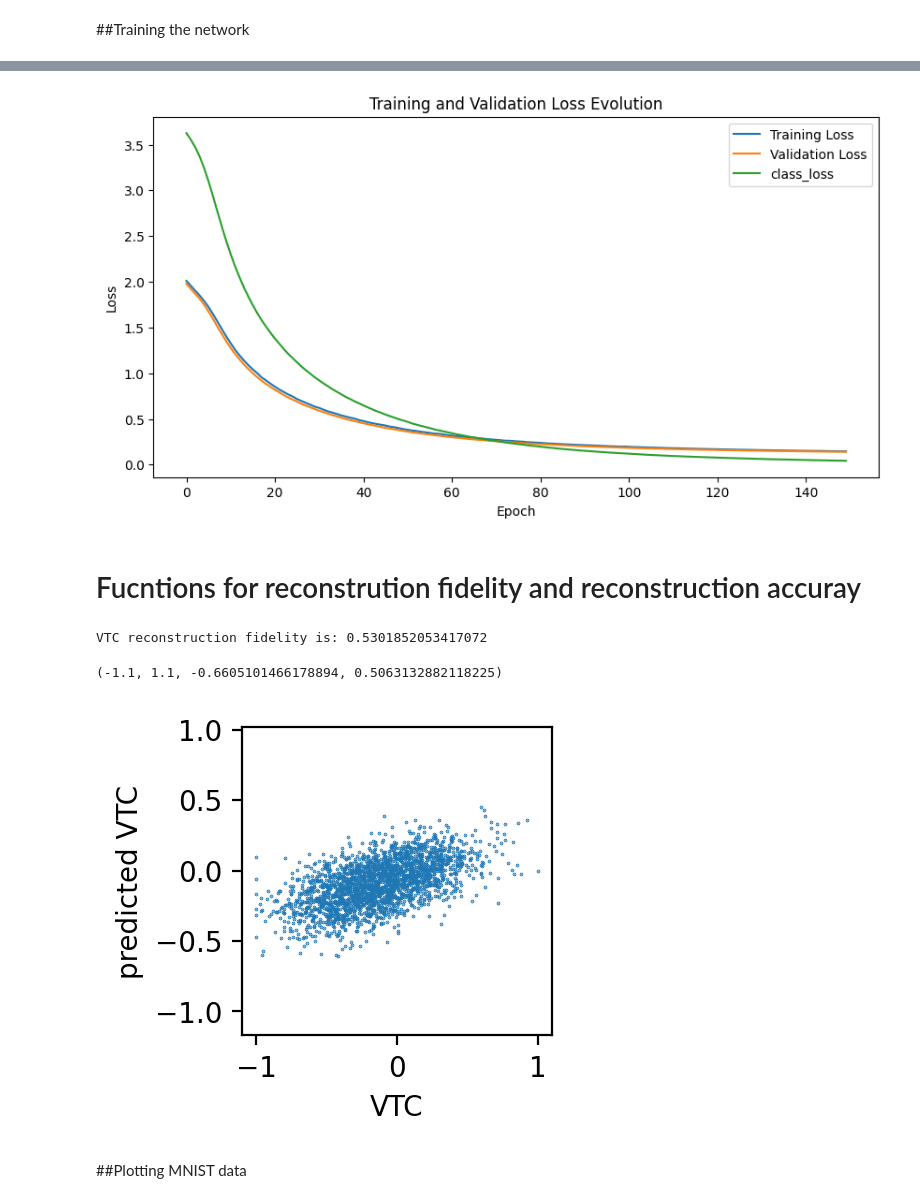
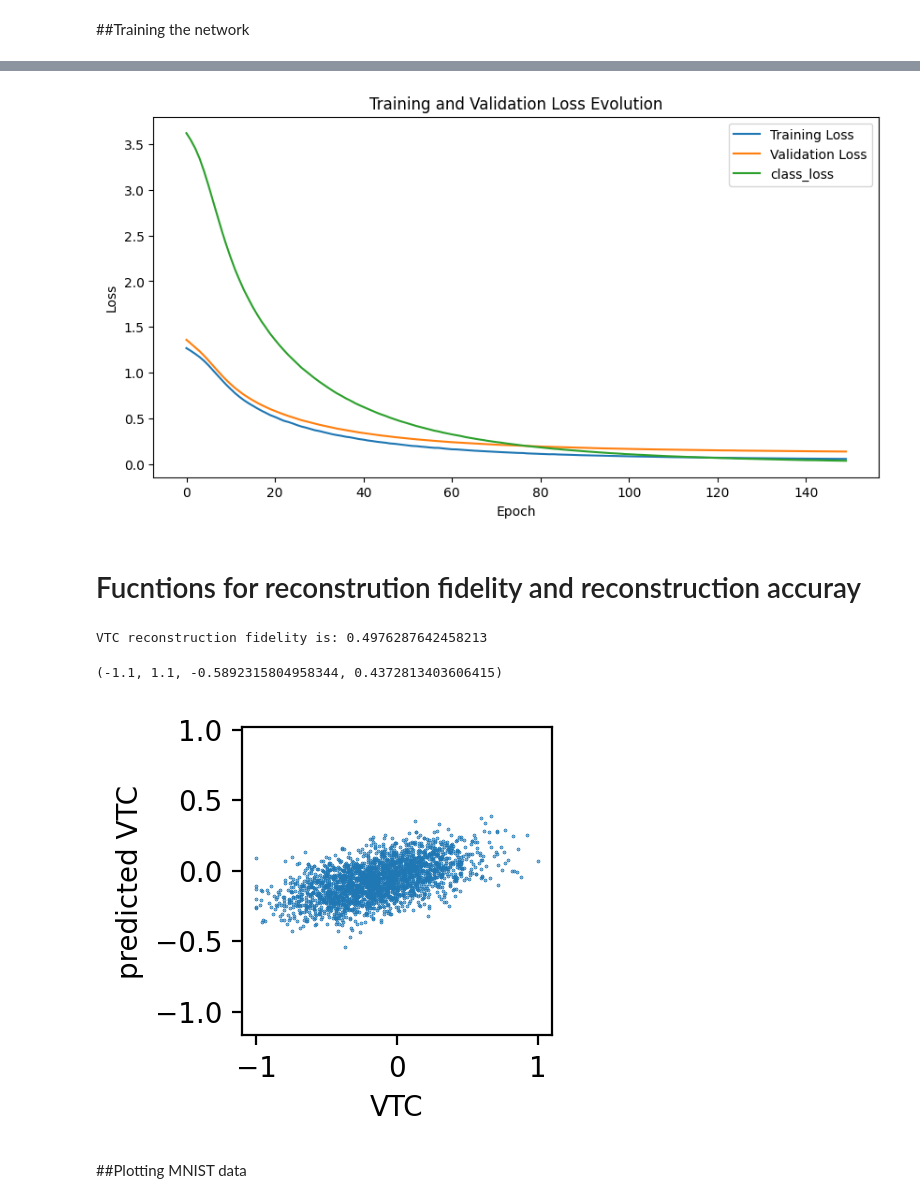
Before and after one commit to mehdi-or/VT2PFC, a Jupyter notebook: TRACE_with_Concatenation.ipynb, the cells around one changed output, grey strips where cells are left out. Drawn from its saved outputs; the diff is of its cells as text; code cells hidden in the pictures.

```diff
--- a/TRACE_with_Concatenation.ipynb
+++ b/TRACE_with_Concatenation.ipynb
@@ -134,19 +143,19 @@ label_to_index = {label: idx for idx, label in enumerate(unique_labels)} #mappin
 index_to_label = {idx: label for label, idx in label_to_index.items()} #mapping from numeric label to the name of the label
 
 #turning label file into its numeric values
-numeric_labes = []
+numeric_labels = []
 for label in labels:
-  numeric_labes.append(label_to_index[label])
+  numeric_labels.append(label_to_index[label])
 
-numeric_labes = np.array(numeric_labes)
+numeric_labels = np.array(numeric_labels)
 device = torch.device("cuda" if torch.cuda.is_available() else "cpu")
 #converting all the numpy array inot pytorch tensor
 
 VTC = load_data_VTC(37)
 PFC = load_data_PFC(37)
 shuffle_index = np.arange(0,3600)
-VTC_train, VTC_test, y_train, y_test, map_train_index, map_test_index = preprocessign(VTC, numeric_labes, shuffle_index)
-PFC_train, PFC_test, _, _, _, _ = preprocessign(PFC, numeric_labes, shuffle_index)
+VTC_train, VTC_test, y_train, y_test, map_train_index, map_test_index = preprocessign(VTC, numeric_labels, shuffle_index)
+PFC_train, PFC_test, _, _, _, _ = preprocessign(PFC, numeric_labels, shuffle_index)
 
 VTC_tensor_train = torch.tensor(VTC_train, dtype=torch.float32).to(device)
 VTC_tensor_test = torch.tensor(VTC_test, dtype=torch.float32).to(device)
@@ -162,6 +171,7 @@ test_dataset = TensorDataset(VTC_tensor_test, PFC_tensor_test, y_tensor_test)
 # %% [markdown]
 ##Training the network
 # %%
+set_seed(42)
 train_loader = DataLoader(train_dataset, batch_size=64, shuffle=True)
 test_loader = DataLoader(train_dataset, batch_size=64, shuffle=False)
 # 2. Define the model, optimizer, and loss functions
@@ -180,7 +190,9 @@ train_loss_history = []
 val_loss_history = []
 class_loss_history = []
 
-alpha = 0.5 # Classifier weigth of the network
+alpha = 0.33 # Classifier weigth of the network
+recon1 = (1-alpha)/2
+recon2 = (1-alpha)/2
 
 # 3. Training loop
 num_epochs = 150
@@ -194,7 +206,7 @@ for epoch in range(num_epochs):
         PFC_loss = reconstruction_loss_fn(predicted_PFC, PFC)
         VTC_loss = reconstruction_loss_fn(predicted_VTC, VTC)
         classification_loss = classification_loss_fn(probabilities, labels)
-        loss = PFC_loss + VTC_loss + alpha*classification_loss
+        loss = recon1*PFC_loss + recon2*VTC_loss + alpha*classification_loss
         loss.backward()
         optimizer.step()
 
@@ -249,4 +261,4 @@ Epoch 150, Train Loss: 0.1455, Validation Loss: 0.1400
-[figure, old version]
+[figure, new version]
 # %%
 # Fetch a batch of test images
 dataiter = iter(test_loader)
@@ -268,7 +280,7 @@ def recons_fid (X, pred):
 VTC_fidelity = recons_fid (VTC, predicted_VTC)
 print(f'VTC reconstruction fidelity is: {VTC_fidelity}')
 # %% [output]
-VTC reconstruction fidelity is: 0.5301852053417072
+VTC reconstruction fidelity is: 0.4976287642458213
 # %%
 plt.figure(figsize=(2,2), dpi=200)
 plt.scatter(VTC[0,:], predicted_VTC[0,:], s=0.1)
@@ -276,8 +288,8 @@ plt.xlabel('VTC')
 plt.ylabel('predicted VTC')
 plt.axis('equal')
 # %% [output]
-(-1.1, 1.1, -0.6605101466178894, 0.5063132882118225)
+(-1.1, 1.1, -0.5892315804958344, 0.4372813403606415)
-[figure, old version]
+[figure, new version]
 # %% [markdown]
 ##Plotting MNIST data
 # %%
```
Also changed, not shown: parts of 3 cells of this notebook.
